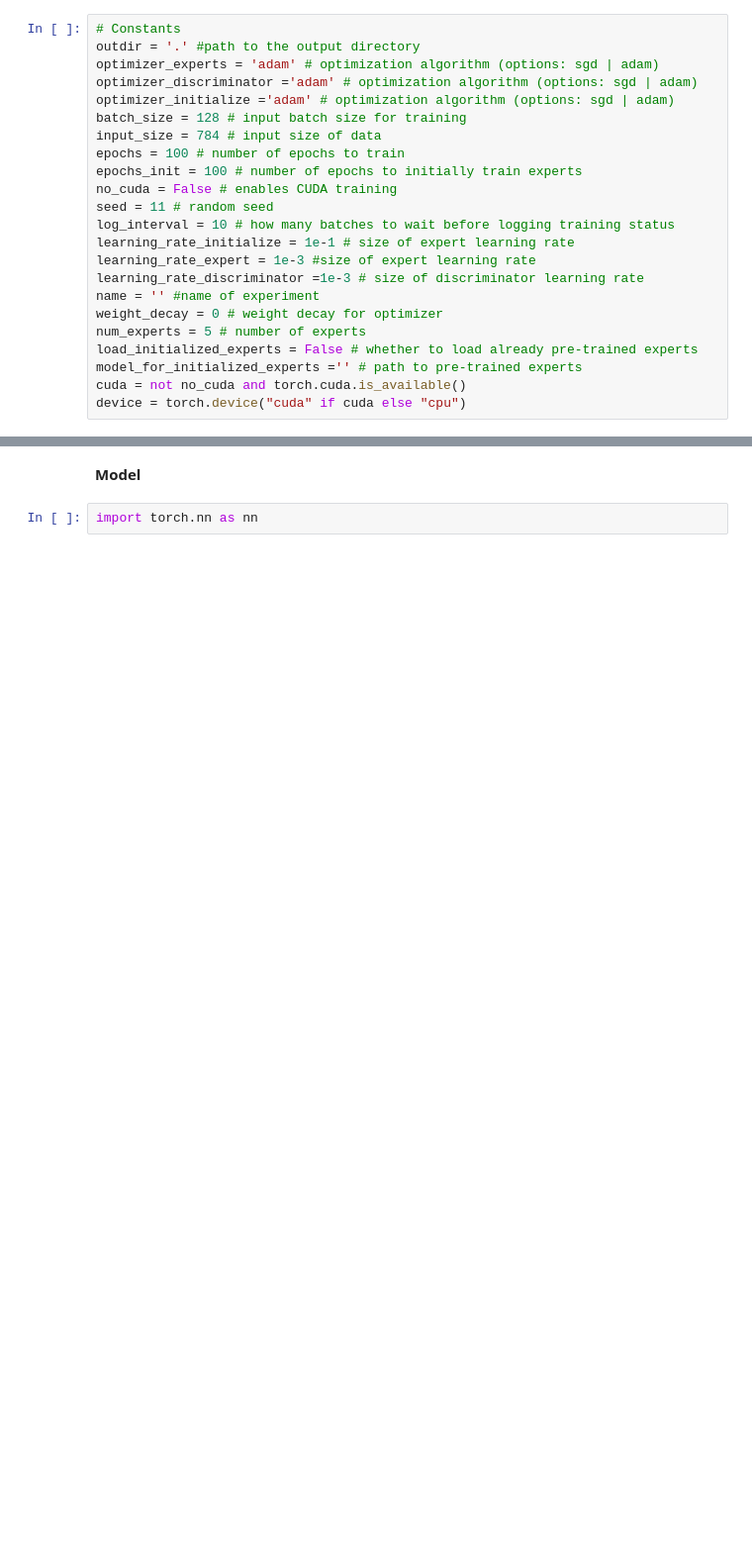
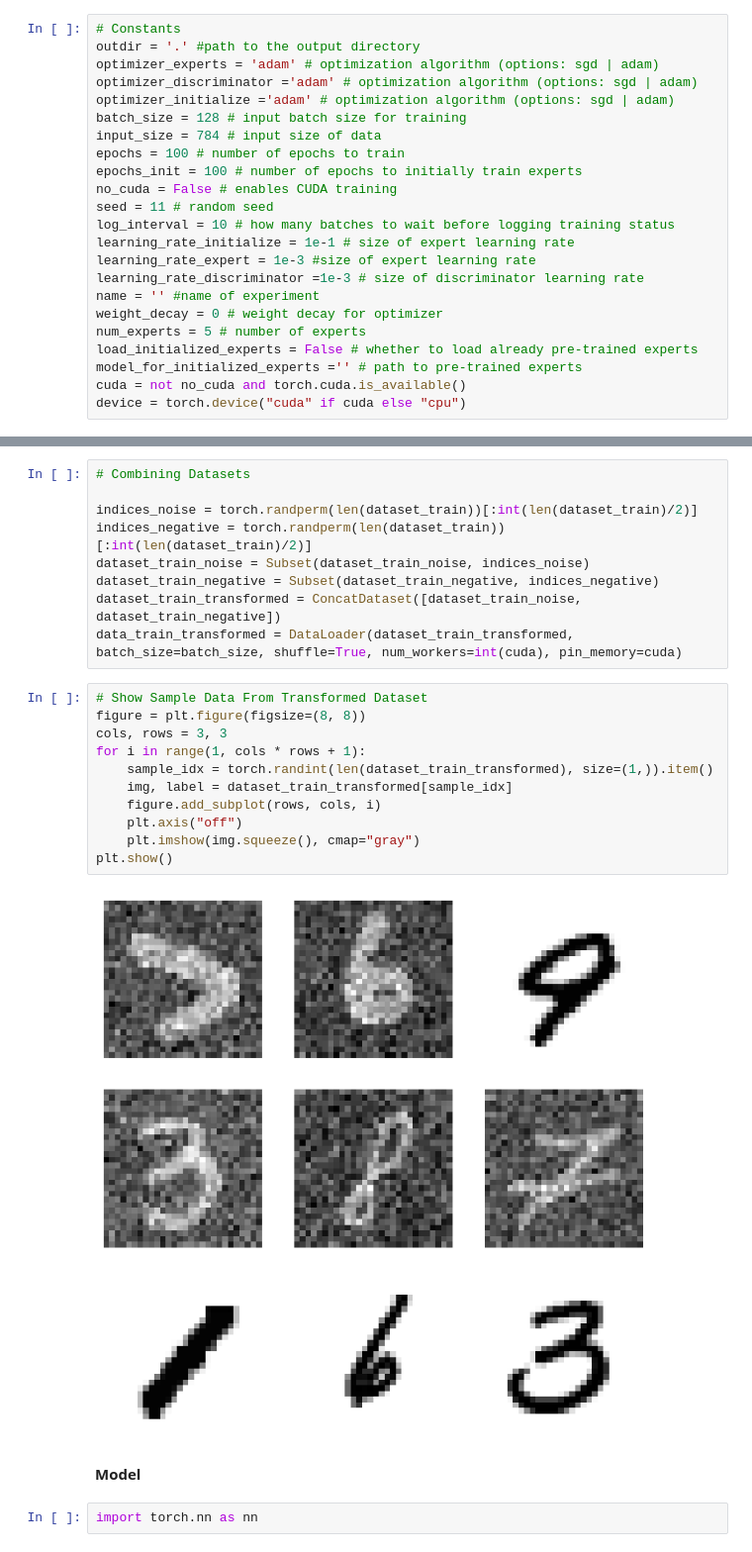
Before and after one commit to milad-deriv/Independent_Causal_Mechanisms, a Jupyter notebook: LICM.ipynb, the cells around one changed output, grey strips where cells are left out. Shown: that part at 99% size. Cells and saved outputs as stored; diff of their text form; blank space fills up the shorter version.

```diff
--- a/LICM.ipynb
+++ b/LICM.ipynb
@@ -90,3 +149,25 @@ data_train = DataLoader(dataset_train, batch_size=batch_size, shuffle=True, num_
+# %%
+# Combining Datasets
+
+indices_noise = torch.randperm(len(dataset_train))[:int(len(dataset_train)/2)]
+indices_negative = torch.randperm(len(dataset_train))[:int(len(dataset_train)/2)]
+dataset_train_noise = Subset(dataset_train_noise, indices_noise)
+dataset_train_negative = Subset(dataset_train_negative, indices_negative)
+dataset_train_transformed = ConcatDataset([dataset_train_noise, dataset_train_negative])
+data_train_transformed = DataLoader(dataset_train_transformed, batch_size=batch_size, shuffle=True, num_workers=int(cuda), pin_memory=cuda)
+# %%
+# Show Sample Data From Transformed Dataset
+figure = plt.figure(figsize=(8, 8))
+cols, rows = 3, 3
+for i in range(1, cols * rows + 1):
+    sample_idx = torch.randint(len(dataset_train_transformed), size=(1,)).item()
+    img, label = dataset_train_transformed[sample_idx]
+    figure.add_subplot(rows, cols, i)
+    plt.axis("off")
+    plt.imshow(img.squeeze(), cmap="gray")
+plt.show()
+# %% [output]
+[figure, added]
 # %% [markdown]
 **Model**
 # %%
```
Also changed, not shown: parts of 16 cells of this notebook.
